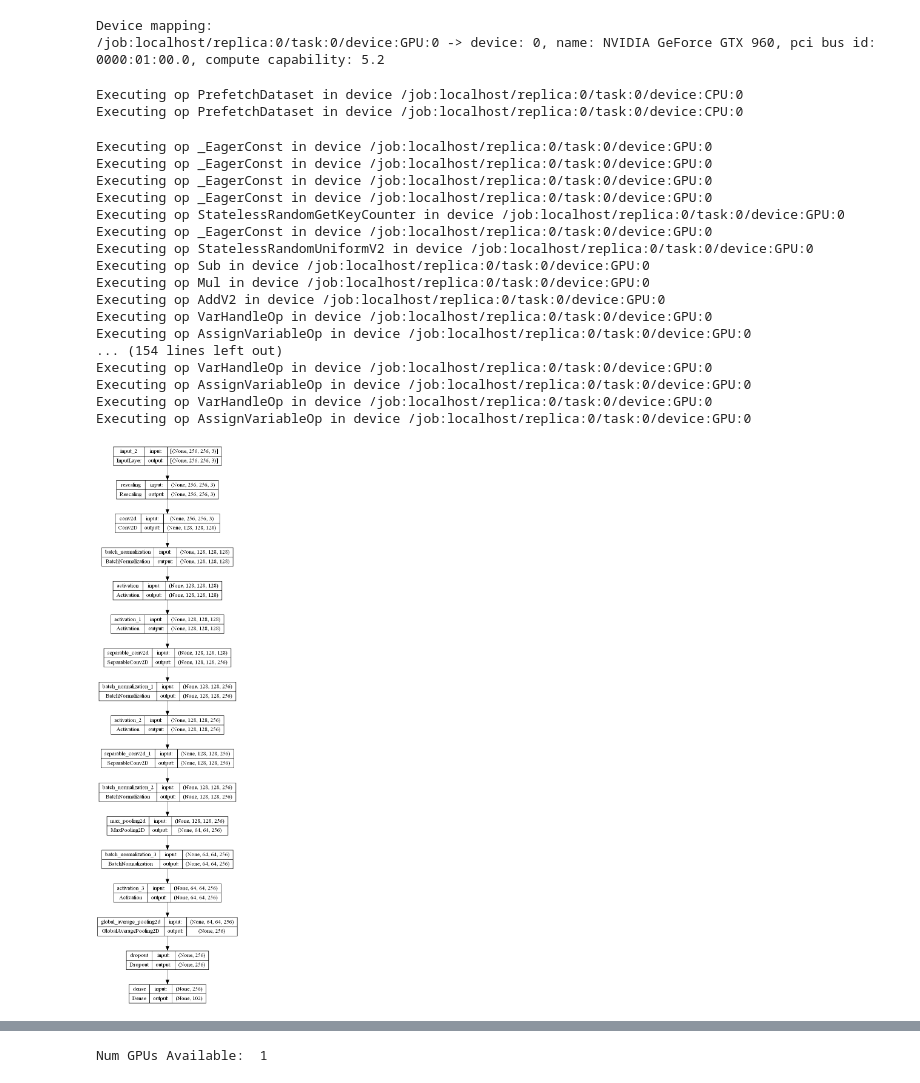
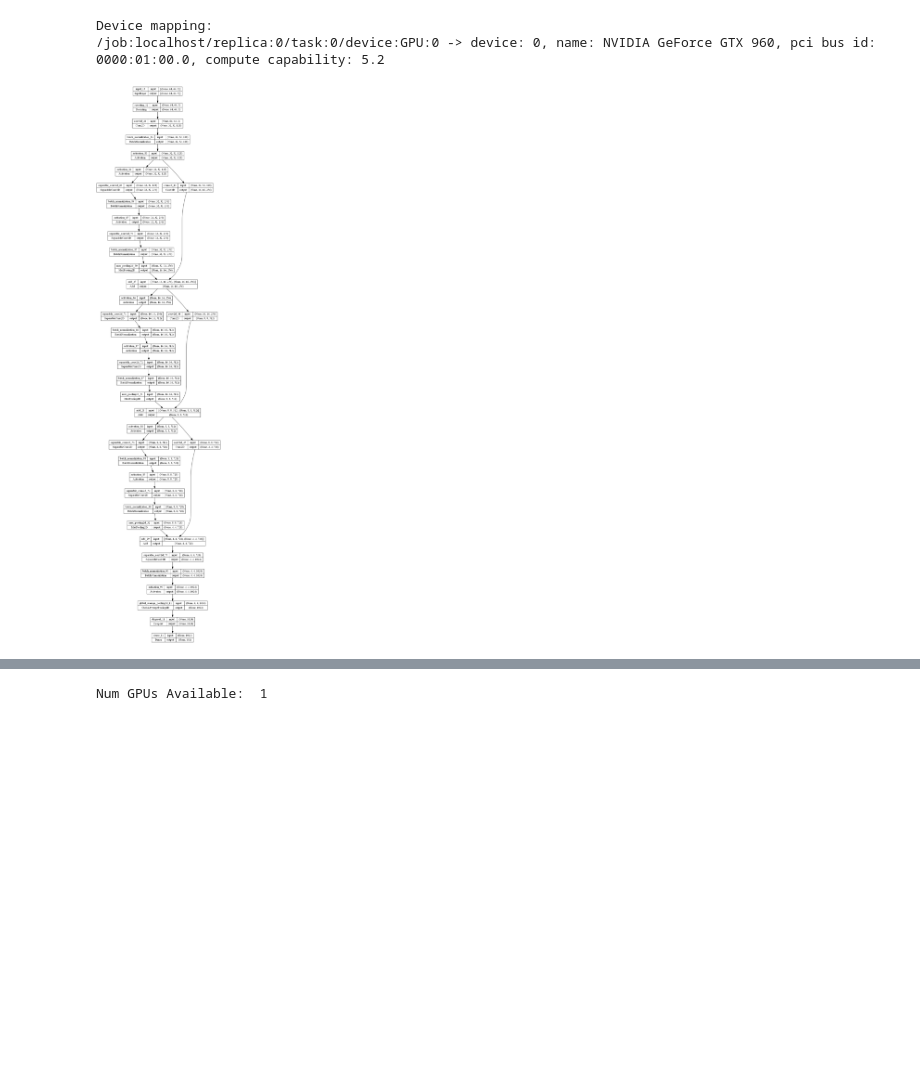
Before and after one commit to slashfast/bowhead_whale, a Jupyter notebook: main.ipynb, the cells around one changed output, grey strips where cells are left out. Saved outputs shown, nothing was run; the diff lists cells and outputs as text; code cells hidden in the pictures; blank space fills up the shorter version.

```diff
--- a/main.ipynb
+++ b/main.ipynb
@@ -29,10 +29,10 @@ print('Библиотеки успешно загружены')
 # %%
 # dataset = keras.utils.image_dataset_from_directory('Whale ReId 2_mm', labels='inferred', shuffle='False', batch_size=64, interpolation='mitchellcubic',color_mode='rgb')
 # masks = keras.utils.image_dataset_from_directory('Whale ReId 2_mm masked', labels='inferred', shuffle='False', batch_size=64, color_mode='grayscale')
-image_size = (256, 256)
+image_size = (64, 64)
 batch_size = 128
 
-train_ds, val_ds = keras.utils.image_dataset_from_directory('Whale ReId 2_mm', labels='inferred', validation_split=0.2, subset='both', seed=1337, batch_size=batch_size, interpolation='mitchellcubic', color_mode='rgb', image_size=image_size)
+train_ds, val_ds = keras.utils.image_dataset_from_directory('Whale ReId 2_mm', labels='inferred', validation_split=0.2, subset='both', seed=1337, batch_size=batch_size, interpolation='mitchellcubic', image_size=image_size)
 # %% [output]
 Found 33644 files belonging to 102 classes.
 Using 26916 files for training.
@@ -99,15 +68,12 @@ Device mapping:
 # %%
 train_ds = train_ds.prefetch(tf.data.AUTOTUNE)
 val_ds = val_ds.prefetch(tf.data.AUTOTUNE)
-# %% [output]
-Executing op PrefetchDataset in device /job:localhost/replica:0/task:0/device:CPU:0
-Executing op PrefetchDataset in device /job:localhost/replica:0/task:0/device:CPU:0
 # %%
-def make_model(input_shape):
+def make_model(input_shape, num_classes):
     inputs = keras.Input(shape=input_shape)
     #x = data_augmentation(inputs)
     # Входной блок
-    x = layers.Rescaling(1.0 / 255)(inputs)
+    x = layers.Rescaling(1. / 255)(inputs)
     x = layers.Conv2D(128, 3, strides=2, padding='same')(x)
     x = layers.BatchNormalization()(x)
     x = layers.Activation('relu')(x)
@@ -125,38 +91,27 @@ def make_model(input_shape):
 
         x = layers.MaxPooling2D(3, strides=2, padding='same')(x)
 
+        residual = layers.Conv2D(size, 1, strides=2, padding='same')(
+            previous_block_activation
+        )
+        x = layers.add([x, residual])
+        previous_block_activation = x
 
-        residual = layers.Conv2D(1024, 3, padding='same')(x)
-        x = layers.BatchNormalization()(x)
-        x = layers.Activation('relu')(x)
+    x = layers.SeparableConv2D(1024, 3, padding='same')(x)
+    x = layers.BatchNormalization()(x)
+    x = layers.Activation('relu')(x)
 
-        x = layers.GlobalAveragePooling2D()(x)
+    x = layers.GlobalAveragePooling2D()(x)
 
-        activation = 'softmax'
+    activation = 'softmax'
+    units = num_classes
 
-        x = layers.Dropout(0.5)(x)
-        outputs = layers.Dense(102, activation=activation)(x)
-        return keras.Model(inputs, outputs)
+    x = layers.Dropout(0.5)(x)
+    outputs = layers.Dense(units, activation=activation)(x)
+    return keras.Model(inputs, outputs)
 # %%
-model = make_model(input_shape=image_size + (3,))
+model = make_model(input_shape=image_size + (3,), num_classes=102)
 keras.utils.plot_model(model, show_shapes=True)
 # %% [output]
-Executing op _EagerConst in device /job:localhost/replica:0/task:0/device:GPU:0
-Executing op _EagerConst in device /job:localhost/replica:0/task:0/device:GPU:0
-Executing op _EagerConst in device /job:localhost/replica:0/task:0/device:GPU:0
-Executing op _EagerConst in device /job:localhost/replica:0/task:0/device:GPU:0
-Executing op StatelessRandomGetKeyCounter in device /job:localhost/replica:0/task:0/device:GPU:0
-Executing op _EagerConst in device /job:localhost/replica:0/task:0/device:GPU:0
-Executing op StatelessRandomUniformV2 in device /job:localhost/replica:0/task:0/device:GPU:0
-Executing op Sub in device /job:localhost/replica:0/task:0/device:GPU:0
-Executing op Mul in device /job:localhost/replica:0/task:0/device:GPU:0
-Executing op AddV2 in device /job:localhost/replica:0/task:0/device:GPU:0
-Executing op VarHandleOp in device /job:localhost/replica:0/task:0/device:GPU:0
-Executing op AssignVariableOp in device /job:localhost/replica:0/task:0/device:GPU:0
-... (154 lines left out)
-Executing op VarHandleOp in device /job:localhost/replica:0/task:0/device:GPU:0
-Executing op AssignVariableOp in device /job:localhost/replica:0/task:0/device:GPU:0
-Executing op VarHandleOp in device /job:localhost/replica:0/task:0/device:GPU:0
-Executing op AssignVariableOp in device /job:localhost/replica:0/task:0/device:GPU:0
-[figure, old version]
+[figure, new version]
 # %%
```
Also changed, not shown: parts of 7 cells of this notebook.
